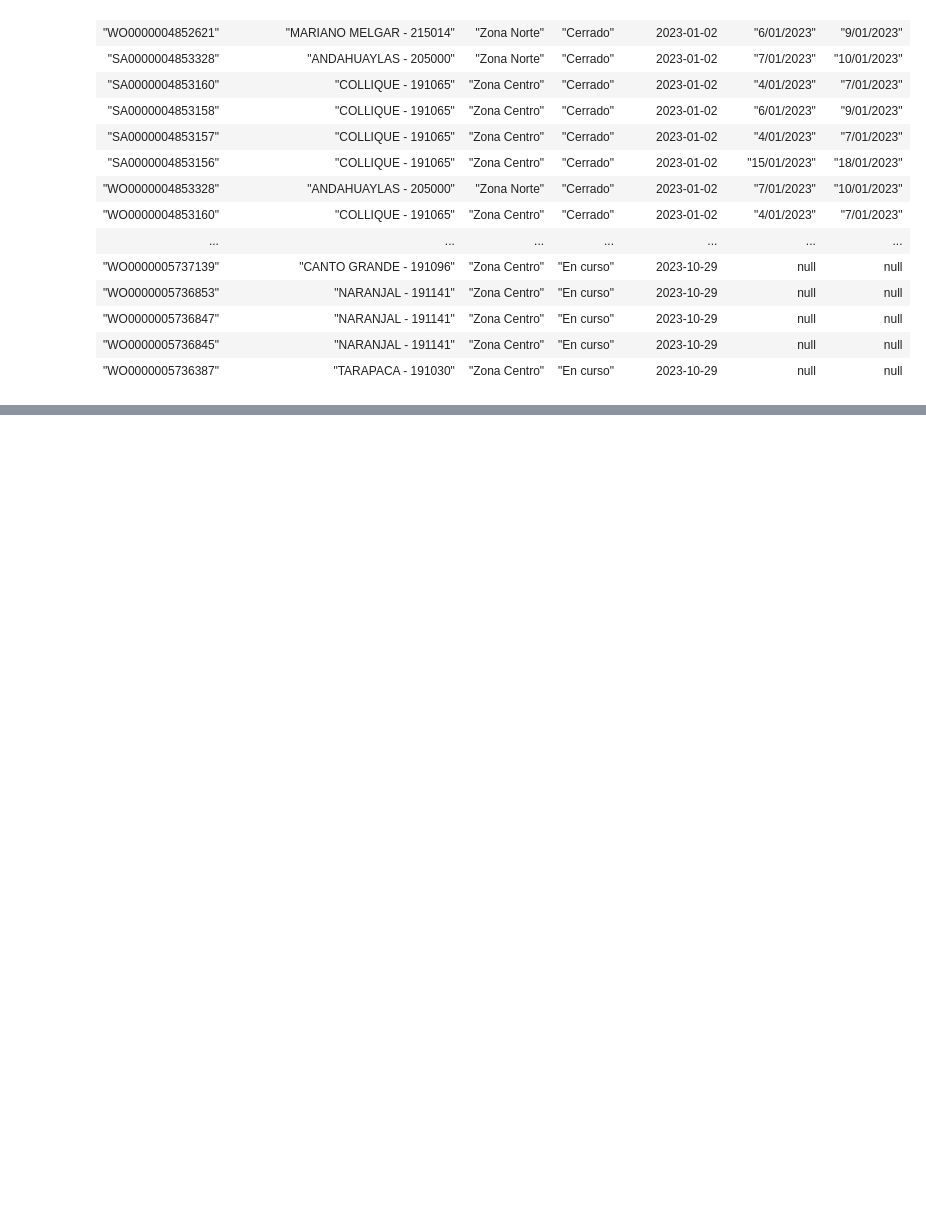
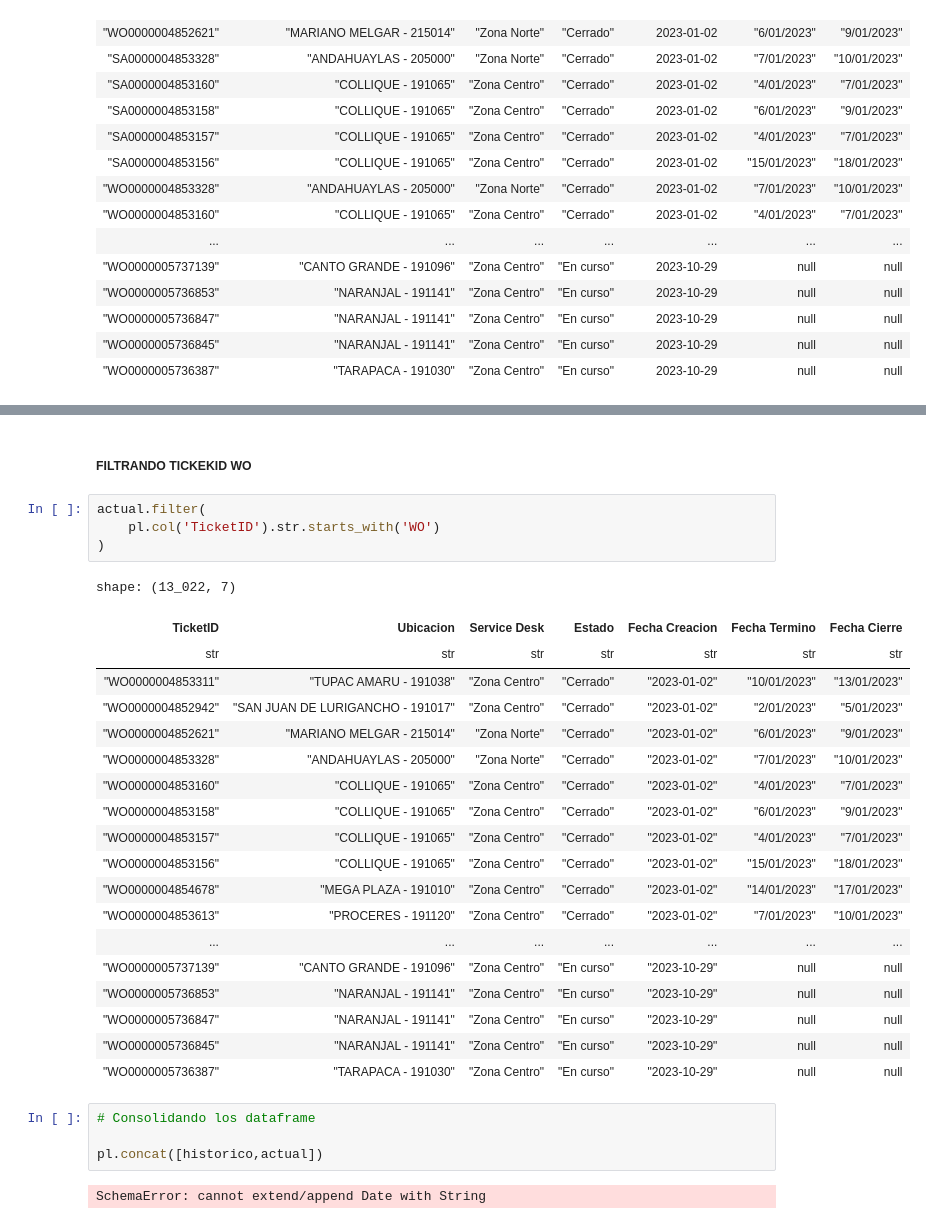
Before and after one commit to Tamara3105/Python-for-ETL-E1, a Jupyter notebook: Proceso_ETL.ipynb, the cells around one changed output, grey strips where cells are left out. Saved outputs shown, nothing was run; the diff lists cells and outputs as text; blank space fills up the shorter version.

Commit message:
Creando Base Tickets

```diff
--- a/Proceso_ETL.ipynb
+++ b/Proceso_ETL.ipynb
@@ -82,0 +107,32 @@ shape: (13_050, 7)
+# %% [markdown]
+##### FILTRANDO TICKEKID  WO
+# %%
+actual.filter(
+    pl.col('TicketID').str.starts_with('WO')
+)
+# %% [output]
+shape: (13_022, 7)
+| TicketID | Ubicacion | Service Desk | Estado | Fecha Creacion | Fecha Termino | Fecha Cierre |
+| str | str | str | str | str | str | str |
+| "WO0000004853311" | "TUPAC AMARU - 191038" | "Zona Centro" | "Cerrado" | "2023-01-02" | "10/01/2023" | "13/01/2023" |
+| "WO0000004852942" | "SAN JUAN DE LURIGANCHO - 191017" | "Zona Centro" | "Cerrado" | "2023-01-02" | "2/01/2023" | "5/01/2023" |
+| "WO0000004852621" | "MARIANO MELGAR - 215014" | "Zona Norte" | "Cerrado" | "2023-01-02" | "6/01/2023" | "9/01/2023" |
+| "WO0000004853328" | "ANDAHUAYLAS - 205000" | "Zona Norte" | "Cerrado" | "2023-01-02" | "7/01/2023" | "10/01/2023" |
+| "WO0000004853160" | "COLLIQUE - 191065" | "Zona Centro" | "Cerrado" | "2023-01-02" | "4/01/2023" | "7/01/2023" |
+| "WO0000004853158" | "COLLIQUE - 191065" | "Zona Centro" | "Cerrado" | "2023-01-02" | "6/01/2023" | "9/01/2023" |
+| "WO0000004853157" | "COLLIQUE - 191065" | "Zona Centro" | "Cerrado" | "2023-01-02" | "4/01/2023" | "7/01/2023" |
+| "WO0000004853156" | "COLLIQUE - 191065" | "Zona Centro" | "Cerrado" | "2023-01-02" | "15/01/2023" | "18/01/2023" |
+| "WO0000004854678" | "MEGA PLAZA - 191010" | "Zona Centro" | "Cerrado" | "2023-01-02" | "14/01/2023" | "17/01/2023" |
+| "WO0000004853613" | "PROCERES - 191120" | "Zona Centro" | "Cerrado" | "2023-01-02" | "7/01/2023" | "10/01/2023" |
+| ... | ... | ... | ... | ... | ... | ... |
+| "WO0000005737139" | "CANTO GRANDE - 191096" | "Zona Centro" | "En curso" | "2023-10-29" | null | null |
+| "WO0000005736853" | "NARANJAL - 191141" | "Zona Centro" | "En curso" | "2023-10-29" | null | null |
+| "WO0000005736847" | "NARANJAL - 191141" | "Zona Centro" | "En curso" | "2023-10-29" | null | null |
+| "WO0000005736845" | "NARANJAL - 191141" | "Zona Centro" | "En curso" | "2023-10-29" | null | null |
+| "WO0000005736387" | "TARAPACA - 191030" | "Zona Centro" | "En curso" | "2023-10-29" | null | null |
+# %%
+# Consolidando los dataframe
+
+pl.concat([historico,actual])
+# %% [output]
+SchemaError: cannot extend/append Date with String
```
Also changed, not shown: parts of 1 cell of this notebook.
